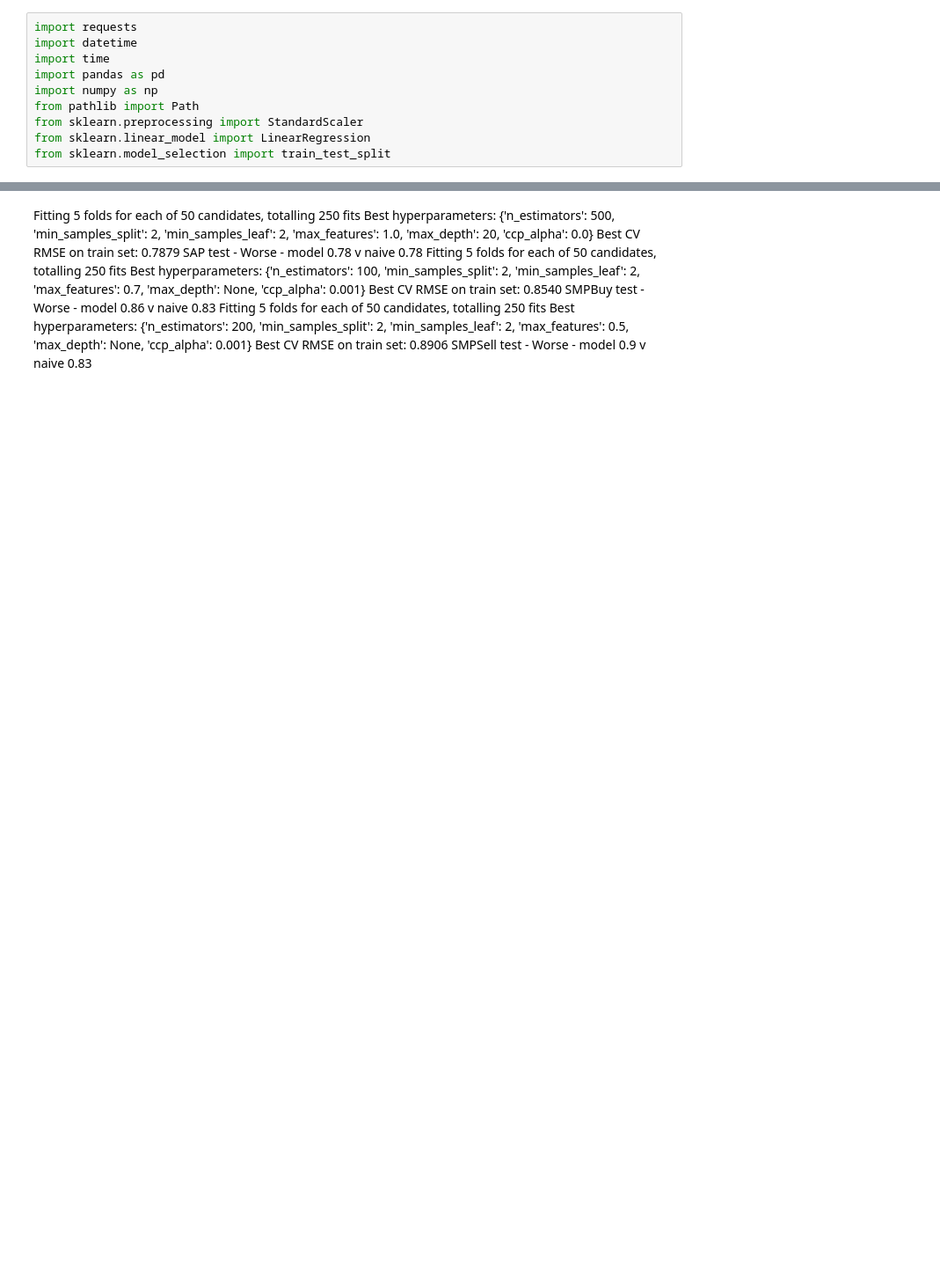
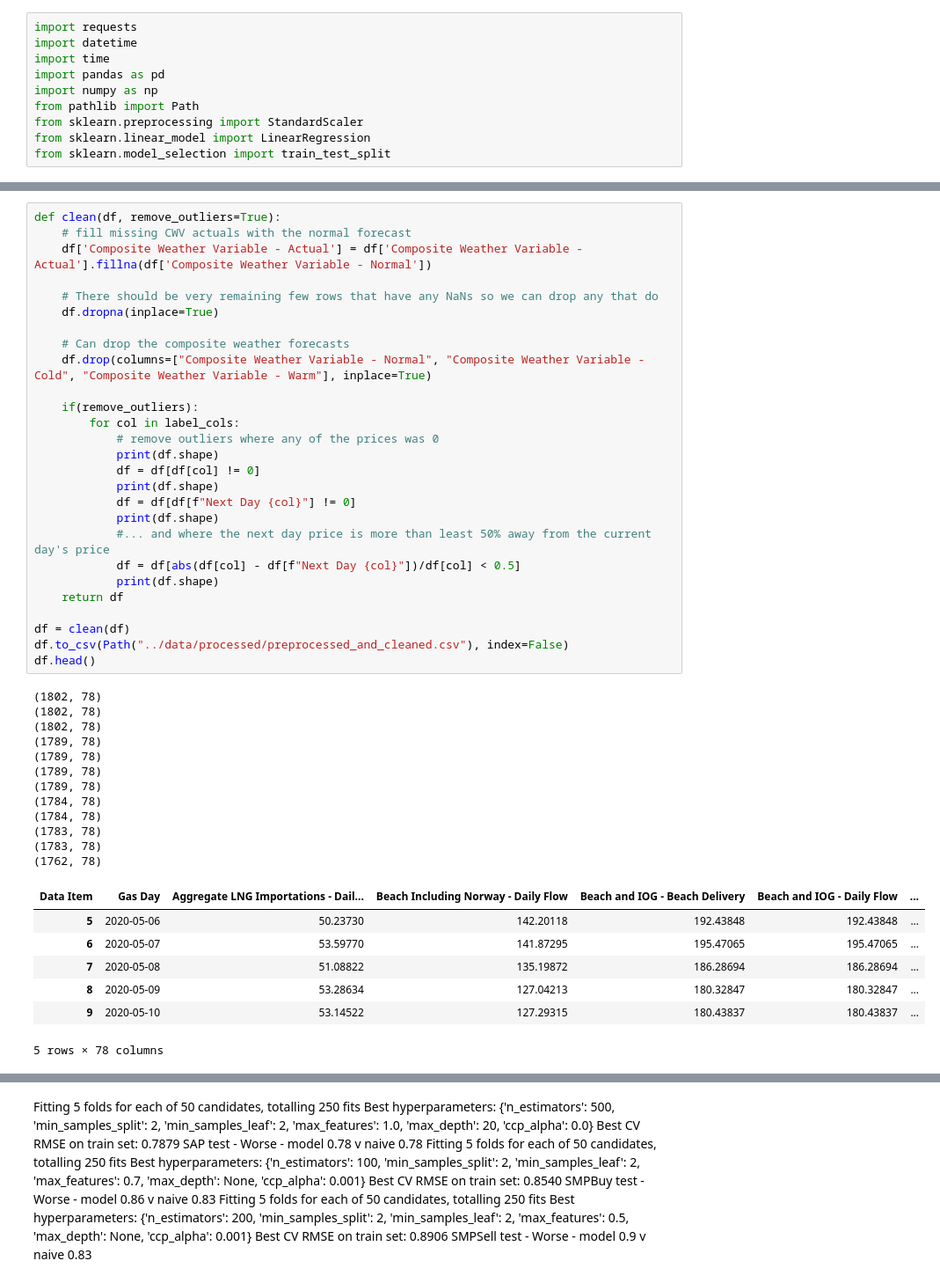
Before and after one commit to MBWestcott/gas-forecast, a Jupyter notebook: notebooks/Gas.ipynb, the cells around one changed output, grey strips where cells are left out. Shown: that part at 88% size. Saved outputs shown, nothing was run; the diff lists cells and outputs as text; blank space fills up the shorter version.

```diff
--- a/notebooks/Gas.ipynb
+++ b/notebooks/Gas.ipynb
@@ -225,0 +221,47 @@ def get_y(df, col):
+# %%
+def clean(df, remove_outliers=True):
+    # fill missing CWV actuals with the normal forecast
+    df['Composite Weather Variable - Actual'] = df['Composite Weather Variable - Actual'].fillna(df['Composite Weather Variable - Normal'])
+
+    # There should be very remaining few rows that have any NaNs so we can drop any that do
+    df.dropna(inplace=True)
+
+    # Can drop the composite weather forecasts
+    df.drop(columns=["Composite Weather Variable - Normal", "Composite Weather Variable - Cold", "Composite Weather Variable - Warm"], inplace=True)
+
+    if(remove_outliers):
+        for col in label_cols:
+            # remove outliers where any of the prices was 0
+            print(df.shape)
+            df = df[df[col] != 0]
+            print(df.shape)
+            df = df[df[f"Next Day {col}"] != 0]
+            print(df.shape)
+            #... and where the next day price is more than least 50% away from the current day's price
+            df = df[abs(df[col] - df[f"Next Day {col}"])/df[col] < 0.5]
+            print(df.shape)
+    return df
+
+df = clean(df)
+df.to_csv(Path("../data/processed/preprocessed_and_cleaned.csv"), index=False)
+df.head()
+# %% [output]
+(1802, 78)
+(1802, 78)
+(1802, 78)
+(1789, 78)
+(1789, 78)
+(1789, 78)
+(1789, 78)
+(1784, 78)
+(1784, 78)
+(1783, 78)
+(1783, 78)
+(1762, 78)
+| Data Item | Gas Day | Aggregate LNG Importations - Dail... | Beach Including Norway - Daily Flow | Beach and IOG - Beach Delivery | Beach and IOG - Daily Flow | ... |
+| 5 | 2020-05-06 | 50.23730 | 142.20118 | 192.43848 | 192.43848 | ... |
+| 6 | 2020-05-07 | 53.59770 | 141.87295 | 195.47065 | 195.47065 | ... |
+| 7 | 2020-05-08 | 51.08822 | 135.19872 | 186.28694 | 186.28694 | ... |
+| 8 | 2020-05-09 | 53.28634 | 127.04213 | 180.32847 | 180.32847 | ... |
+| 9 | 2020-05-10 | 53.14522 | 127.29315 | 180.43837 | 180.43837 | ... |
+5 rows × 78 columns
```
Also changed, not shown: parts of 28 cells of this notebook, 2 other files.
